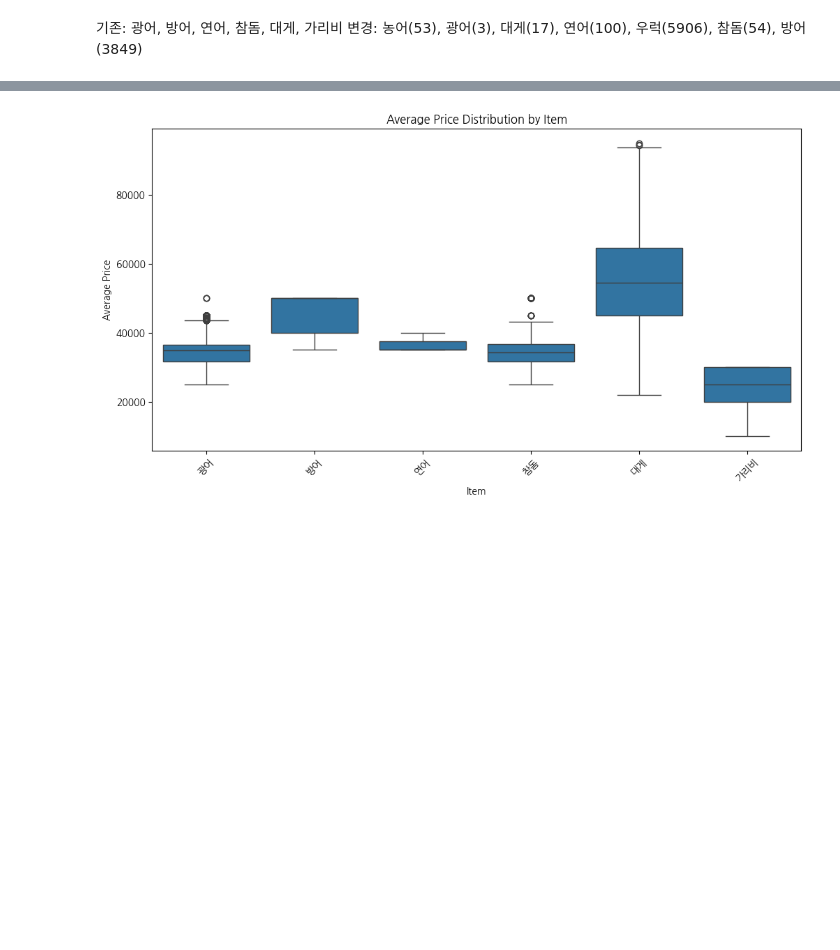
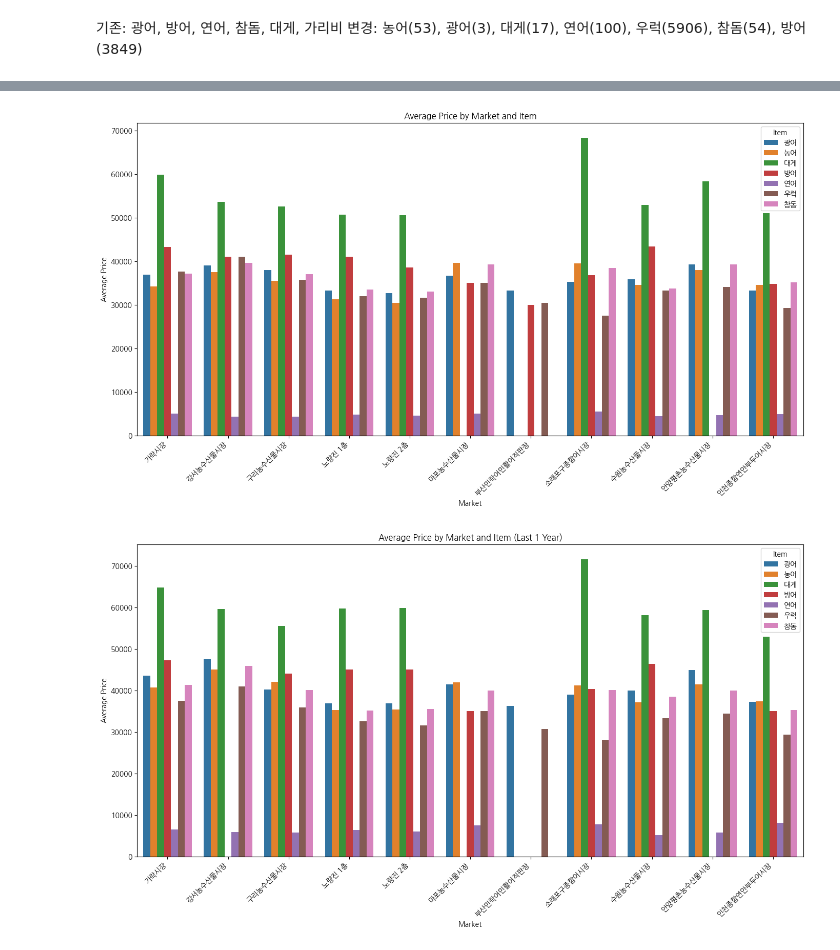
Before and after one commit to vhf1030/Pisces, a Jupyter notebook: notebooks/eda_ikh.ipynb, the cells around one changed output, grey strips where cells are left out. Cells and saved outputs as stored; diff of their text form; code cells hidden in the pictures; blank space fills up the shorter version.

```diff
--- a/notebooks/eda_ikh.ipynb
+++ b/notebooks/eda_ikh.ipynb
@@ -233,11 +236,65 @@ plt.show()
+# %%
+# 평균 가격 계산
+avg_price_by_item_market = df.groupby(["item", "market"])["avgPrice"].mean().reset_index()
+
+# 아이템별 시장별 평균 가격 시각화
+plt.figure(figsize=(14, 8))
+sns.barplot(
+    x="market",
+    y="avgPrice",
+    hue="item",
+    data=avg_price_by_item_market,
+    estimator=lambda x: x.mean(),
+    dodge=True
+)
+
+# 그래프 꾸미기
+plt.title("Average Price by Market and Item")
+plt.xlabel("Market")
+plt.ylabel("Average Price")
+plt.xticks(rotation=45, ha="right")
+plt.legend(title="Item")
+plt.tight_layout()
+plt.show()
+
+
+
+# 현재 날짜 기준으로 최근 1년 데이터 필터링
+one_year_ago = datetime.now() - timedelta(days=365)
+df["priceDate"] = pd.to_datetime(df["priceDate"])  # priceDate를 datetime 형식으로 변환
+recent_data = df[df["priceDate"] >= one_year_ago]
+
+# 평균 가격 계산 (최근 1년 데이터 사용)
+avg_price_by_item_market = recent_data.groupby(["item", "market"])["avgPrice"].mean().reset_index()
+
+# 아이템별 시장별 평균 가격 시각화
+plt.figure(figsize=(14, 8))
+sns.barplot(
+    x="market",
+    y="avgPrice",
+    hue="item",
+    data=avg_price_by_item_market,
+    estimator=lambda x: x.mean(),
+    dodge=True
+)
+
+# 그래프 꾸미기
+plt.title("Average Price by Market and Item (Last 1 Year)")
+plt.xlabel("Market")
+plt.ylabel("Average Price")
+plt.xticks(rotation=45, ha="right")
+plt.legend(title="Item")
+plt.tight_layout()
+plt.show()
+# %% [output]
+[figure, added]
+[figure, added]
 # %%
-# 품목별 평균 가격 비교
-plt.figure(figsize=(12, 6))
-sns.boxplot(x="item", y="avgPrice", data=df)
-plt.title("Average Price Distribution by Item")
-plt.xlabel("Item")
-plt.ylabel("Average Price")
-plt.xticks(rotation=45)
-plt.show()
+# # 시장별 평균 가격 비교
+# plt.figure(figsize=(12, 6))
+# sns.barplot(x="market", y="avgPrice", data=df, estimator=lambda x: x.mean())
+# plt.title("Average Price by Market")
+# plt.xlabel("Market")
+# plt.ylabel("Average Price")
+# plt.xticks(rotation=45)
+# plt.show()
-# %% [output]
-[figure, removed]
```
Also changed, not shown: parts of 11 cells of this notebook, 2 other files.
